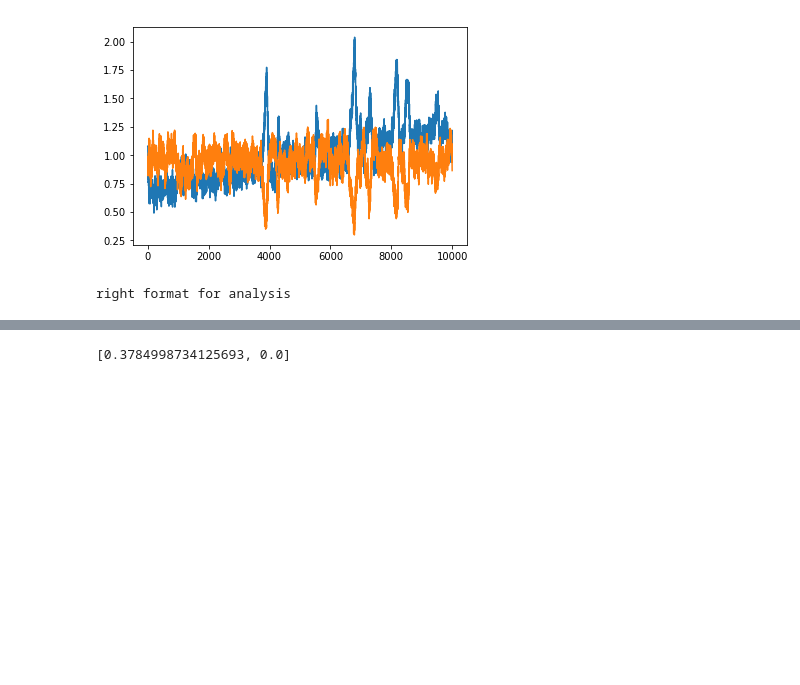
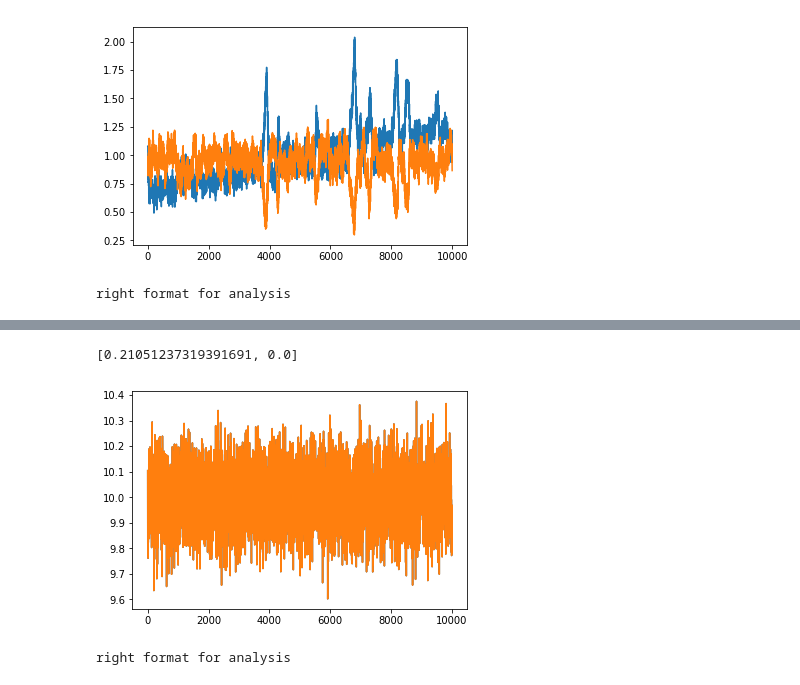
Before and after one commit to gossips/earlywarningsignals, a Jupyter notebook: vignettes/Untitled.ipynb, the cells around one changed output, grey strips where cells are left out. Drawn from its saved outputs; the diff is of its cells as text; code cells hidden in the pictures; blank space fills up the shorter version.

```diff
--- a/vignettes/Untitled.ipynb
+++ b/vignettes/Untitled.ipynb
@@ -34,4 +34,15 @@ result=EWS.EWS(data3,window_size=1000,autocorrelation=True)
 # %%
-EWS.kendalltrend(result['autocorrelation'][:,0])
+EWS.kendalltrend(result.dropna().autocorrelation)
 # %% [output]
-[0.3784998734125693, 0.0]
+[0.21051237319391691, 0.0]
+# %%
+data=pd.read_csv('../data/dataset 1.txt', sep='\t')
+# %%
+plt.plot(data.time,data.X)
+plt.show()
+# %% [output]
+[figure, added]
+# %%
+data2=EWS.check_time_series(data.loc[:,'X'],data.time)
+# %% [output]
+right format for analysis
```
Also changed, not shown: parts of 4 cells of this notebook.
